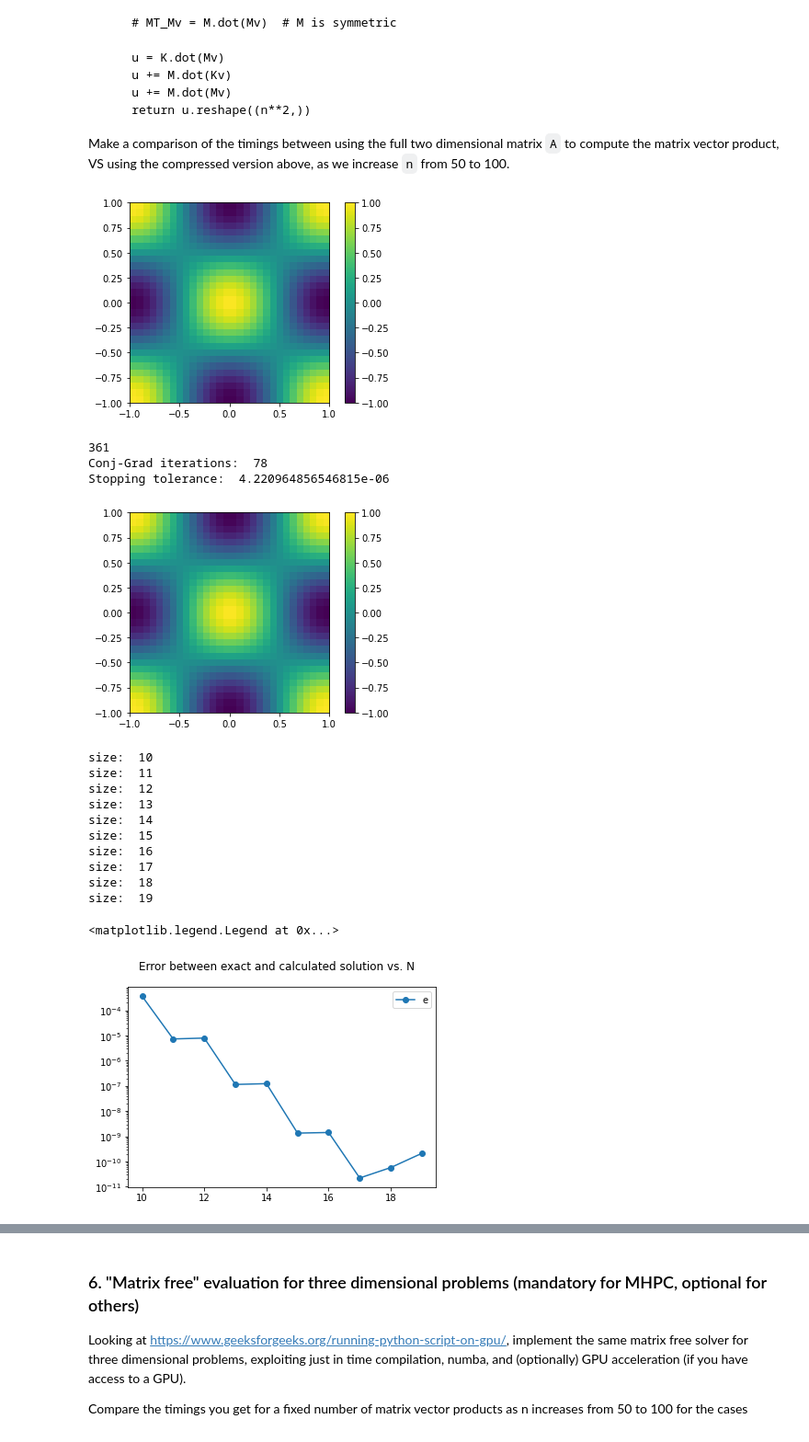
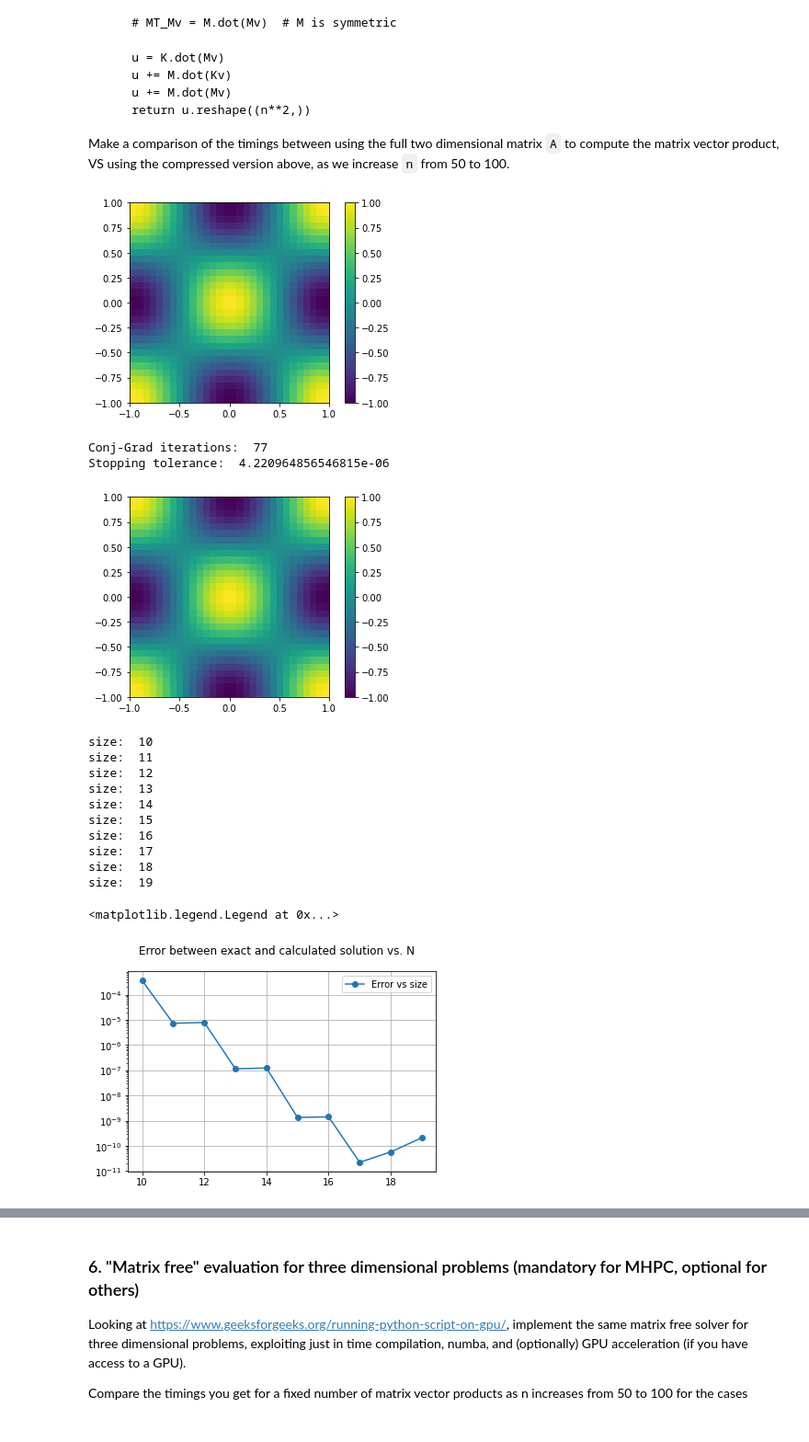
Before and after one commit to giuliodondi/numerical-analysis-2020-2021, a Jupyter notebook: notebooks/myproject_new.ipynb, the cells around one changed output, grey strips where cells are left out. Shown: that part at 92% size. Drawn from its saved outputs; the diff is of its cells as text; code cells hidden in the pictures.

```diff
--- a/notebooks/myproject_new.ipynb
+++ b/notebooks/myproject_new.ipynb
@@ -491,8 +493,11 @@ def compute_two_dimensional_RHS_(n, B, rhs_f):
 
 def twod_compute_solution(n, rhs_f):
 
+    #get the one-dimensional matrices
+    B,K,M,A = compute_one_dimensional_matrices(n)
+
     #assemble the matrices
-    B,KK,MM,AA = compute_two_dimensional_matrices(n)
+    KK,MM,AA = compute_two_dimensional_matrices(n,K,M)
 
     #compute the rhs
     rhs = compute_two_dimensional_RHS_(n, B, rhs_f )
@@ -618,9 +623,10 @@ all_n = range(10,20)
 for n in all_n:
     error.append(compute_error_two_d(n, exact_two_d, forcing_two_d))
 
+plt.grid()
 plt.suptitle('Error between exact and calculated solution vs. N')
-error_h = semilogy(all_n, error, 'o-')
-plt.legend((error_h),('error'))
+error_h = semilogy(all_n, error, 'o-',label='Error vs size')
+legend()
 # %% [output]
 [figure]
 [figure]
@@ -650,11 +656,7 @@ def matvec(src):
 
 build a conjugate gradient method that only uses the function `matvec` to evaluate `A.dot(src)`.
 # %%
-def matvec_A(src):
-    return A.dot(src)
 
-def matvec_AA(src):
-    return AA.dot(src)
 
 def cg(matvec, b, x0, tol=1e-05, maxiter=10000):
     # inside this function, you can call matvec(b) to evaluate the matrix vector
@@ -670,14 +672,14 @@ def cg(matvec, b, x0, tol=1e-05, maxiter=10000):
     x = x0
     p = r
     delta=np.linalg.norm(r, ord=2)
-    while (k<maxiter && delta>tol):
+    while (k<maxiter and delta>tol):
         k=k+1
 
         alpha=dot(p,r)/dot(p,matvec(p))
 
         x = x + alpha*p
 
-        r = r -  aa*matvec(p)
+        r = r -  alpha*matvec(p)
 
         delta = np.linalg.norm(r, ord=2)
 
@@ -797,7 +797,7 @@ def matvec_matfree(vinput):
 '''
 
 #matrix-free product bw the 2-dim system matrix A and a vector
-def matvec_matfree(vinput):
+def matvec_matfree(vinput, M, K):
     n = int(sqrt(size(vinput)))
     v = vinput.reshape((n,n))
 
@@ -813,7 +813,7 @@ def matvec_matfree(vinput):
 
 
 
-def twod_cg_compute_solution(n, rhs_f):
+def twod_cg_compute_solution_matfree(n, rhs_f):
 
     #get the one-dimensional matrices
     B,K,M,A = compute_one_dimensional_matrices(n)
@@ -821,11 +821,13 @@ def twod_cg_compute_solution(n, rhs_f):
     #compute the rhs
     rhs = compute_two_dimensional_RHS_(n, B, rhs_f )
 
-    print(rhs.size)
+    #create lambda function for the matrix multiplicator
+    matvec = lambda vec: matvec_matfree( vec, M, K )
+
 
     #solve the system
     x0 = np.zeros(size(rhs), dtype=float64)
-    coef_sol,iter ,delta = cg( matvec_matfree, rhs, x0 )
+    coef_sol,iter ,delta = cg( matvec, rhs, x0 )
 
 
     #return just the coefficients, reshaped into a matrix
@@ -833,9 +835,43 @@ def twod_cg_compute_solution(n, rhs_f):
 
 
 
+def compute_error_two_d_matfree(n, exact, rhs):
+    # Replace this with you implementation
+
+    print("size: ",n)
+
+    coef_sol = twod_cg_compute_solution_matfree(n,rhs)
+
+    n_l2_quad_pts = n + 3
+    nodes = np.polynomial.chebyshev.chebpts2(n)
+    l2_quad_p, l2_quad_w = leggauss(n_l2_quad_pts)
+
+    return np.linalg.norm(exact_two_d(l2_quad_p, l2_quad_p) - twod_eval_solution(l2_quad_p, l2_quad_p, coef_sol), ord=2)
+
+    error_func = lambda x,y: ( exact_two_d(x, y) - twod_eval_solution(x, y, coef_sol) )**2
+
+
+    l2_sq_err = integrate.dblquad(error_func, -1, 1, -1, 1)
+
+
+    '''
+    quad_eval_ex = exact_two_d(l2_quad_p, l2_quad_p)
+    quad_eval_calc = twod_eval_solution(l2_quad_p, l2_quad_p, coef_sol)
+
+    err_v = quad_eval_ex - quad_eval_calc
+
+    err_sq_v = np.multiply(err_v,err_v)
+
+    l2_sq_err = np.dot( err_sq_v , l2_quad_w )
+
+
+    l2_error = np.linalg.norm( quad_eval_ex - quad_eval_calc, ord=2 )
+    '''
+    return sqrt( l2_sq_err)
 
 
 
+#compare the matfree solution vs the exact one
 
 # calculate the exact solution and plot it
 nn = 30
@@ -857,7 +893,7 @@ plt.show()
 
 # calculate the numerical solution and plot it
 
-calc_2d_coef, iters, delta = twod_cg_compute_solution(n, forcing_two_d)
+calc_2d_coef, iters, delta = twod_cg_compute_solution_matfree(n, forcing_two_d)
 
 print("Conj-Grad iterations: ",iters)
 print ("Stopping tolerance: ",delta)
@@ -868,35 +904,35 @@ cl_min, cl_max = -np.abs(calc_sol_2d_eval).max(), np.abs(calc_sol_2d_eval).max()
 
 plt.figure()
 cl_sol_h= plt.imshow(calc_sol_2d_eval,vmin = cl_min, vmax = cl_max,
                  extent =[xvec.min(), xvec.max(), yvec.min(), yvec.max()])
 plt.colorbar(cl_sol_h)
 plt.show()
 
 
 
 error = []
 all_n = range(10,20)
 for n in all_n:
     error.append(compute_error_two_d(n, exact_two_d, forcing_two_d))
 
+plt.grid()
 plt.suptitle('Error between exact and calculated solution vs. N')
-error_h = semilogy(all_n, error, 'o-')
-plt.legend((error_h),('error'))
+error_h = semilogy(all_n, error, 'o-',label='Error vs size')
+legend()
 # %% [output]
 [figure]
-361
-Conj-Grad iterations:  78
+Conj-Grad iterations:  77
 Stopping tolerance:  4.220964856546815e-06
 [figure]
 size:  10
 size:  11
 size:  12
 size:  13
 size:  14
 size:  15
 size:  16
 size:  17
 size:  18
 size:  19
 <matplotlib.legend.Legend at 0x...>
-[figure, old version]
+[figure, new version]
```
Also changed, not shown: parts of 7 cells of this notebook.
